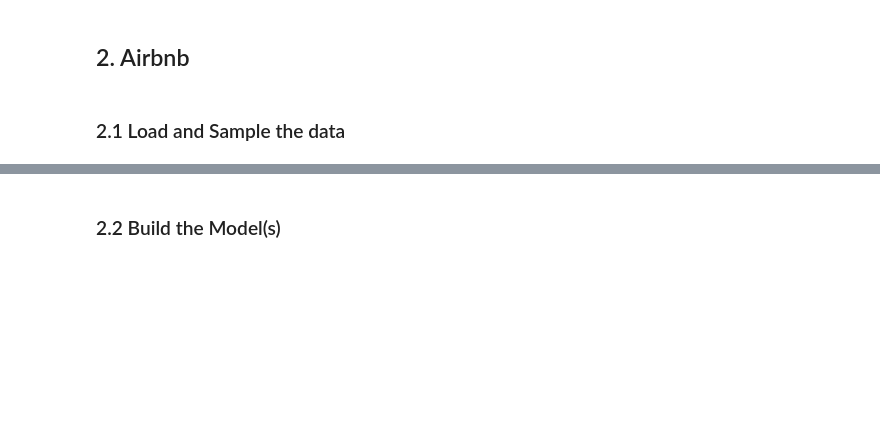
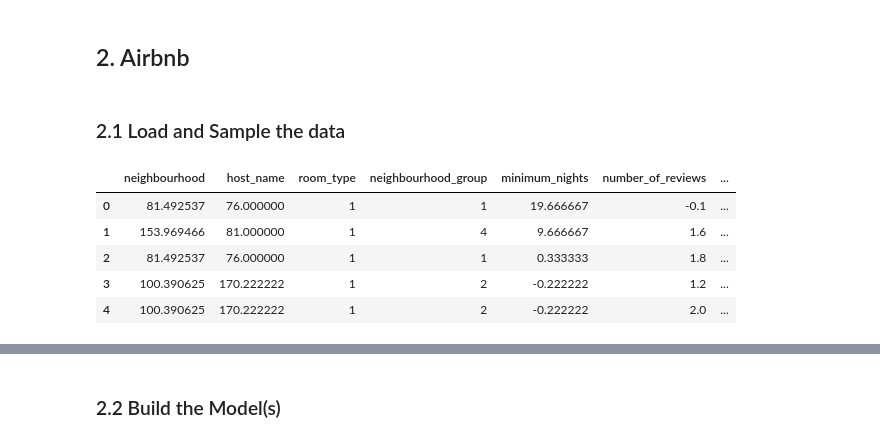
Before and after one commit to SamuelkohP04/Machine-Learning-with-HR-Analytics, a Jupyter notebook: ML_Assignment_2.ipynb, the cells around one changed output, grey strips where cells are left out. Drawn from its saved outputs; the diff is of its cells as text; code cells hidden in the pictures; blank space fills up the shorter version.

```diff
--- a/ML_Assignment_2.ipynb
+++ b/ML_Assignment_2.ipynb
@@ -507,0 +511,9 @@ Number of support vectors 4307
+# %%
+airbnb.head()
+# %% [output]
+|  | neighbourhood | host_name | room_type | neighbourhood_group | minimum_nights | number_of_reviews | ... |
+| 0 | 81.492537 | 76.000000 | 1 | 1 | 19.666667 | -0.1 | ... |
+| 1 | 153.969466 | 81.000000 | 1 | 4 | 9.666667 | 1.6 | ... |
+| 2 | 81.492537 | 76.000000 | 1 | 1 | 0.333333 | 1.8 | ... |
+| 3 | 100.390625 | 170.222222 | 1 | 2 | -0.222222 | 1.2 | ... |
+| 4 | 100.390625 | 170.222222 | 1 | 2 | -0.222222 | 2.0 | ... |
```
Also changed, not shown: parts of 13 cells of this notebook.
